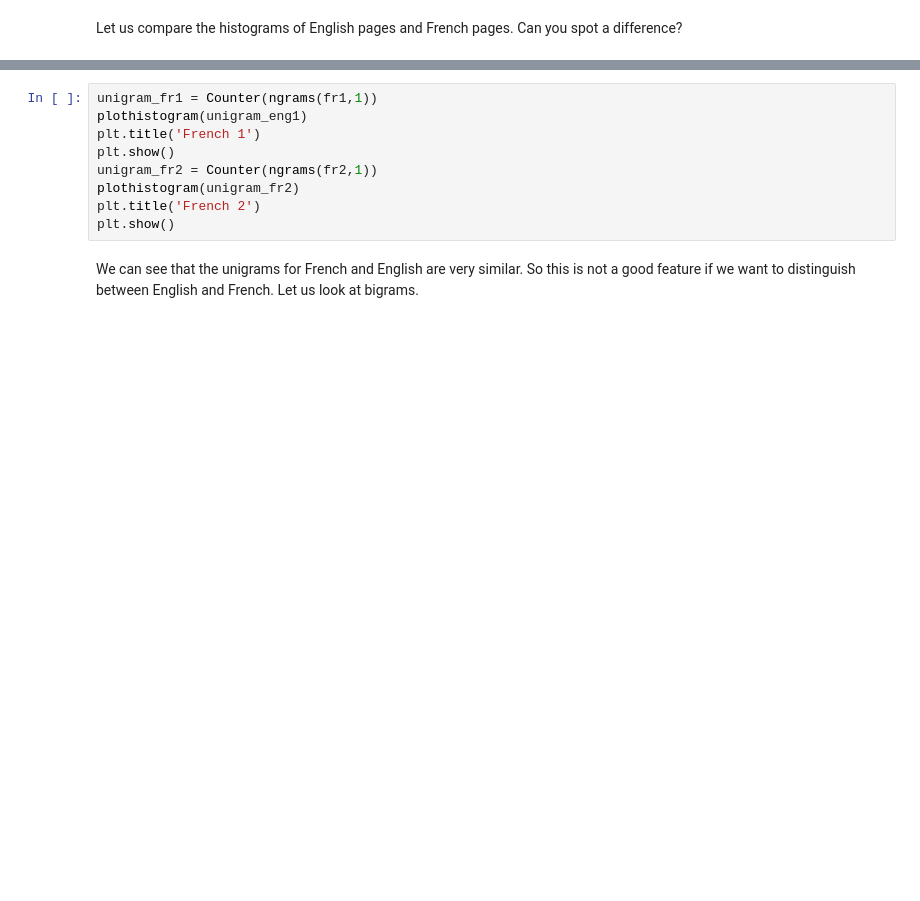
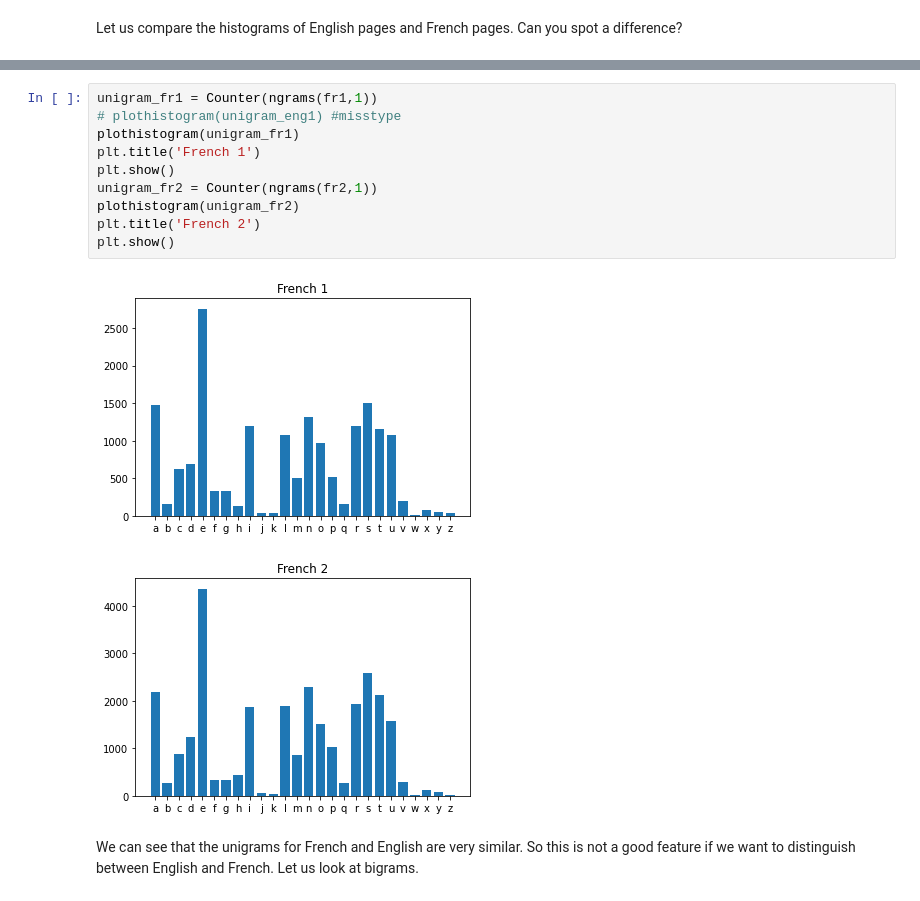
Before and after one commit to divyanx/ML, a Jupyter notebook: FMML-Labs/LAB1/Lab1_Features.ipynb, the cells around one changed output, grey strips where cells are left out. Cells and saved outputs as stored; diff of their text form; blank space fills up the shorter version.

```diff
--- a/FMML-Labs/LAB1/Lab1_Features.ipynb
+++ b/FMML-Labs/LAB1/Lab1_Features.ipynb
@@ -92,12 +107,16 @@ plt.show()
 # %%
 unigram_fr1 = Counter(ngrams(fr1,1))
-plothistogram(unigram_eng1)
+# plothistogram(unigram_eng1) #misstype
+plothistogram(unigram_fr1)
 plt.title('French 1')
 plt.show()
 unigram_fr2 = Counter(ngrams(fr2,1))
 plothistogram(unigram_fr2)
 plt.title('French 2')
 plt.show()
+# %% [output]
+[figure, added]
+[figure, added]
 # %% [markdown]
 We can see that the unigrams for French and English are very similar. So this is not a good feature if we want to distinguish between English and French. Let us look at bigrams.
 # %%
```
Also changed, not shown: parts of 80 cells of this notebook.
